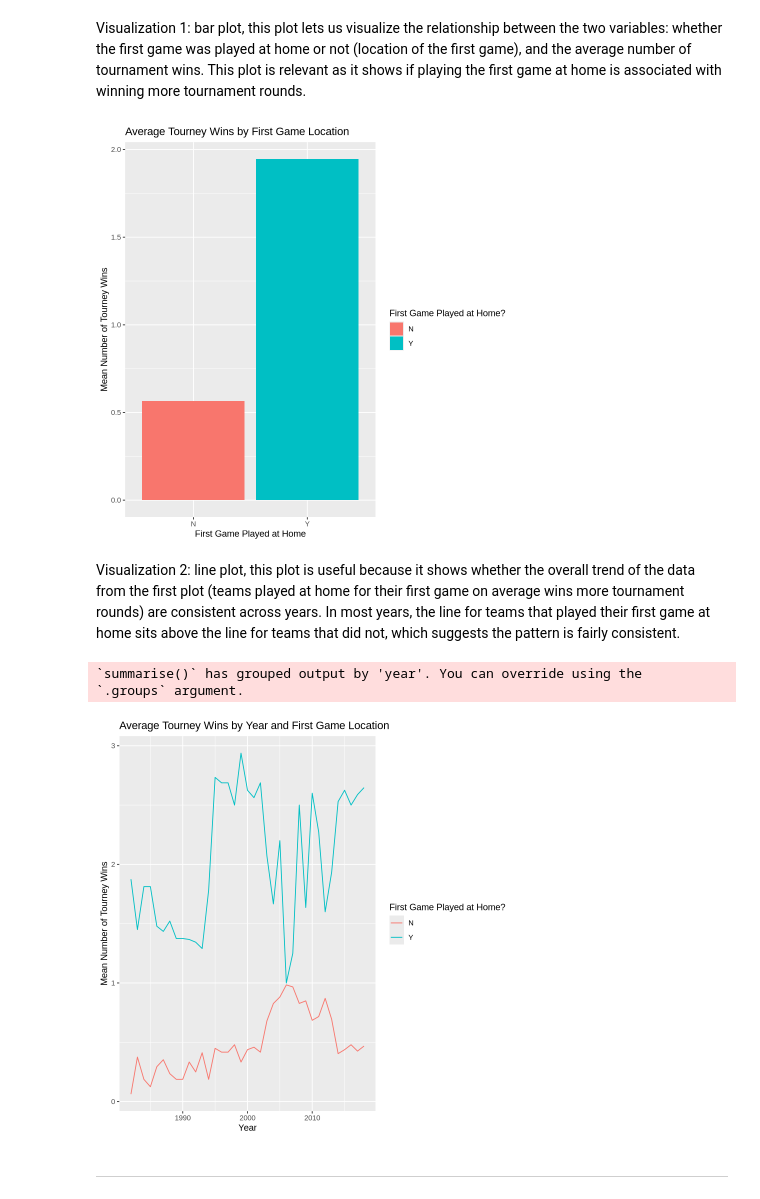
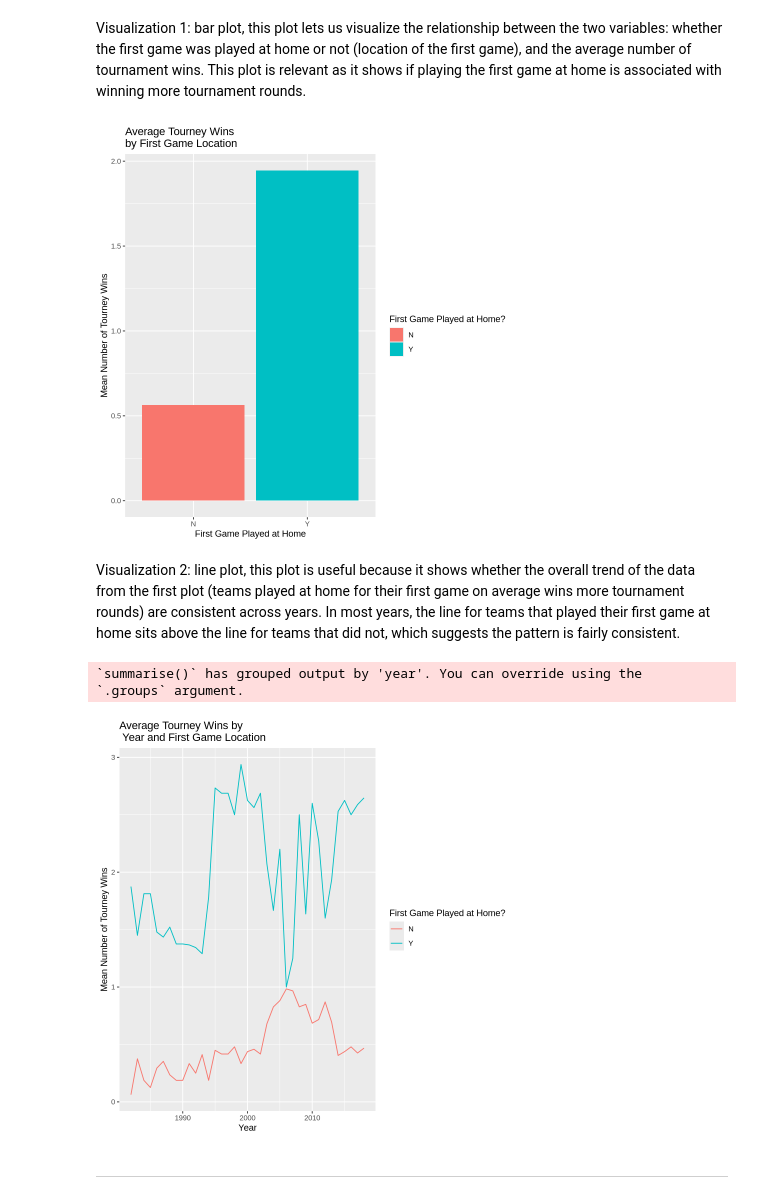
Before and after one commit to dy581/DSCI-100-Project-Dayun-Choi, a Jupyter notebook: dsci-100-project-notebook.ipynb, the cells around one changed output. Drawn from its saved outputs; the diff is of its cells as text; code cells hidden in the pictures.

```diff
--- a/dsci-100-project-notebook.ipynb
+++ b/dsci-100-project-notebook.ipynb
@@ -371,11 +371,11 @@ Visualization 1: bar plot, this plot lets us visualize the relationship between
 # %%
 plot1 <- tidy_wmbb |>
 group_by(first_game_at_home) |>
 summarize(mean_wins = mean(tourney_wins, na.rm = TRUE)) |> ggplot(aes(x = first_game_at_home, y = mean_wins, fill = first_game_at_home)) + geom_col() +
-labs(title = "Average Tourney Wins by First Game Location", x = "First Game Played at Home", y = "Mean Number of Tourney Wins", fill = "First Game Played at Home?")
+labs(title = "Average Tourney Wins \nby First Game Location", x = "First Game Played at Home", y = "Mean Number of Tourney Wins", fill = "First Game Played at Home?")
 plot1
 # %% [output]
-[figure, old version]
+[figure, new version]
 # %% [markdown]
 Visualization 2: line plot, this plot is useful because it shows whether the overall trend of the data from the first plot (teams played at home for their first game on average wins more tournament rounds) are consistent across years. In most years, the line for teams that played their first game at home sits above the line for teams that did not, which suggests the pattern is fairly consistent.
 # %%
@@ -383,12 +383,12 @@ plot2 <- tidy_wmbb |>
 group_by(year, first_game_at_home) |>
 summarize(mean_wins = mean(tourney_wins)) |>
 ggplot(aes(x = year, y = mean_wins, colour = first_game_at_home)) +
-geom_line() + labs(title = "Average Tourney Wins by Year and First Game Location", x = "Year", y = "Mean Number of Tourney Wins", colour = "First Game Played at Home?")
+geom_line() + labs(title = "Average Tourney Wins by \n Year and First Game Location", x = "Year", y = "Mean Number of Tourney Wins", colour = "First Game Played at Home?")
 plot2
 # %% [output]
 `summarise()` has grouped output by 'year'. You can override using the
 `.groups` argument.
-[figure, old version]
+[figure, new version]
 # %% [markdown]
 ------
 # %% [markdown]
```
Also changed, not shown: parts of 1 cell of this notebook.
